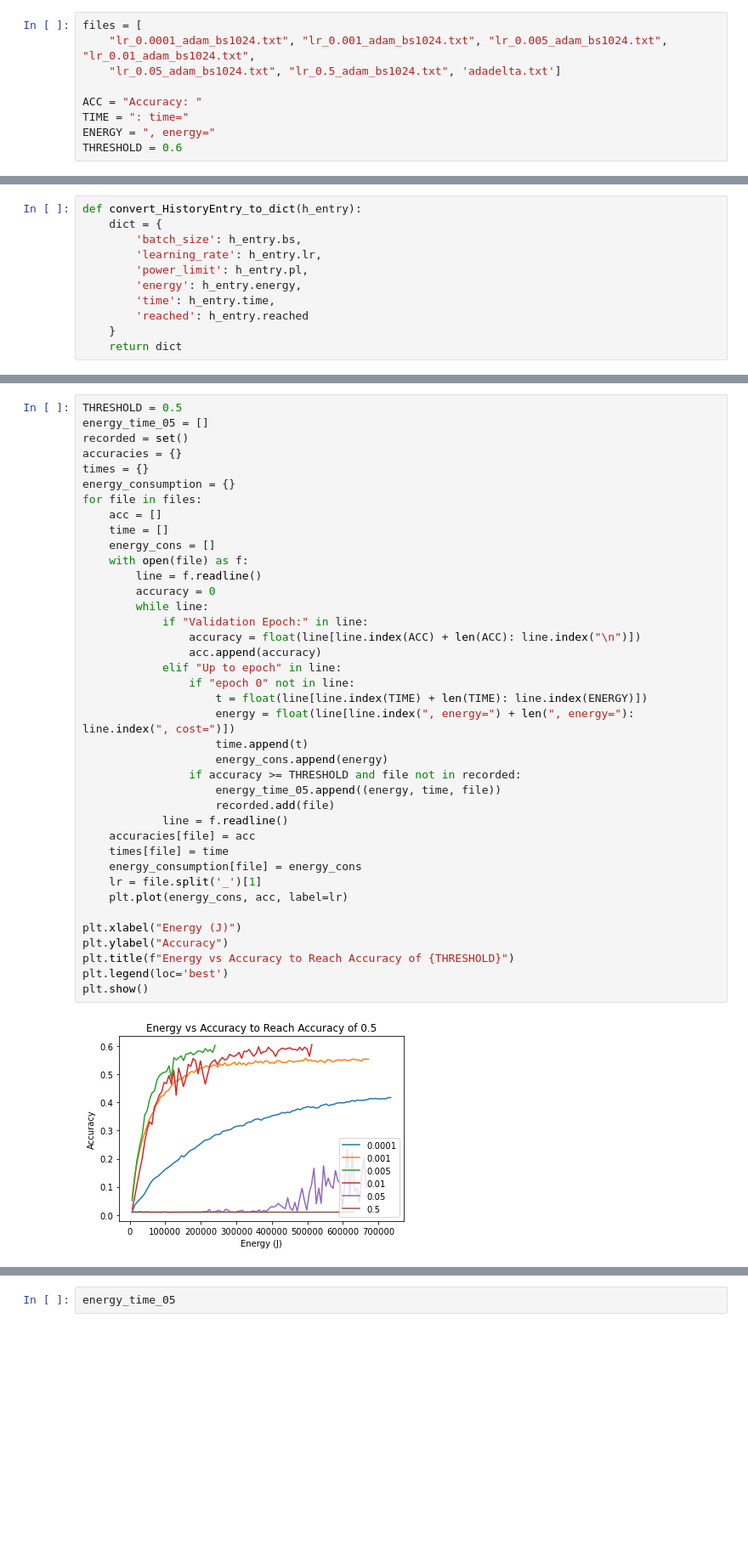
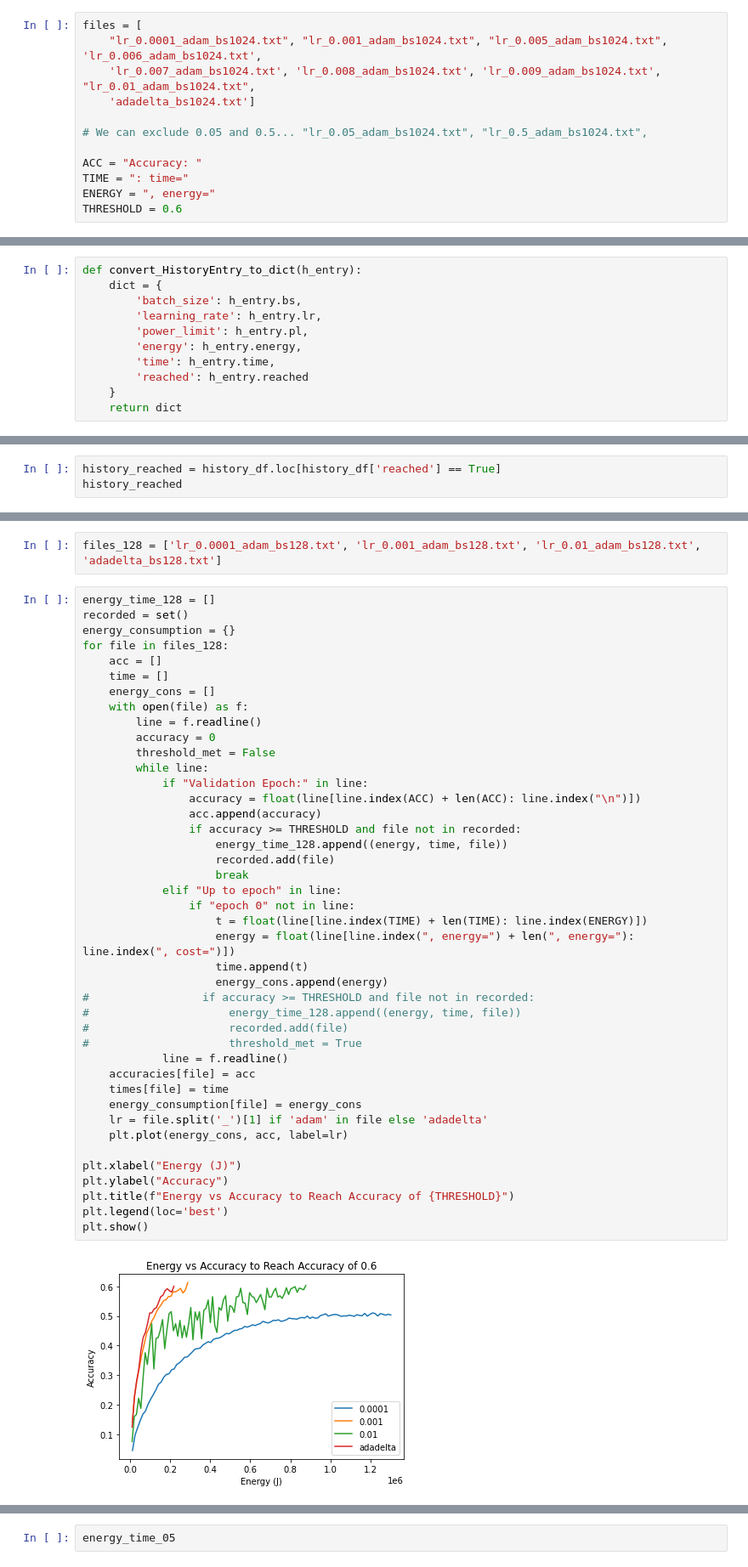
Before and after one commit to matchaginseng/automatic-bassoon, a Jupyter notebook: plots/shufflenetv2_bs1024_adam_sweep/shufflenetv2_bs1024_adam_sweep.ipynb, the cells around one changed output, grey strips where cells are left out. Shown at 85% size. Drawn from its saved outputs; the diff is of its cells as text; blank space fills up the shorter version.

Commit message:
generate more plots for learning rate exp

```diff
--- a/plots/shufflenetv2_bs1024_adam_sweep/shufflenetv2_bs1024_adam_sweep.ipynb
+++ b/plots/shufflenetv2_bs1024_adam_sweep/shufflenetv2_bs1024_adam_sweep.ipynb
@@ -3,8 +4,11 @@ import matplotlib.pyplot as plt
 import pandas as pd
 # %%
 files = [
-    "lr_0.0001_adam_bs1024.txt", "lr_0.001_adam_bs1024.txt", "lr_0.005_adam_bs1024.txt", "lr_0.01_adam_bs1024.txt",
-    "lr_0.05_adam_bs1024.txt", "lr_0.5_adam_bs1024.txt", 'adadelta.txt']
+    "lr_0.0001_adam_bs1024.txt", "lr_0.001_adam_bs1024.txt", "lr_0.005_adam_bs1024.txt", 'lr_0.006_adam_bs1024.txt',
+    'lr_0.007_adam_bs1024.txt', 'lr_0.008_adam_bs1024.txt', 'lr_0.009_adam_bs1024.txt', "lr_0.01_adam_bs1024.txt",
+    'adadelta_bs1024.txt']
+
+# We can exclude 0.05 and 0.5... "lr_0.05_adam_bs1024.txt", "lr_0.5_adam_bs1024.txt",
 
 ACC = "Accuracy: "
 TIME = ": time="
@@ -159,2 +173,4 @@ plt.show()
 # %%
+history_reached = history_df.loc[history_df['reached'] == True]
+history_reached
 # %% [output]
@@ -164,41 +222,46 @@ No handles with labels found to put in legend.
+# %%
+files_128 = ['lr_0.0001_adam_bs128.txt', 'lr_0.001_adam_bs128.txt', 'lr_0.01_adam_bs128.txt', 'adadelta_bs128.txt']
 # %%
-THRESHOLD = 0.5
-energy_time_05 = []
+energy_time_128 = []
 recorded = set()
-accuracies = {}
-times = {}
 energy_consumption = {}
-for file in files:
+for file in files_128:
     acc = []
     time = []
     energy_cons = []
     with open(file) as f:
         line = f.readline()
         accuracy = 0
+        threshold_met = False
         while line:
             if "Validation Epoch:" in line:
                 accuracy = float(line[line.index(ACC) + len(ACC): line.index("\n")])
                 acc.append(accuracy)
+                if accuracy >= THRESHOLD and file not in recorded:
+                    energy_time_128.append((energy, time, file))
+                    recorded.add(file)
+                    break
             elif "Up to epoch" in line:
                 if "epoch 0" not in line:
                     t = float(line[line.index(TIME) + len(TIME): line.index(ENERGY)])
                     energy = float(line[line.index(", energy=") + len(", energy="): line.index(", cost=")])
                     time.append(t)
                     energy_cons.append(energy)
-                if accuracy >= THRESHOLD and file not in recorded:
-                    energy_time_05.append((energy, time, file))
-                    recorded.add(file)
+#                 if accuracy >= THRESHOLD and file not in recorded:
+#                     energy_time_128.append((energy, time, file))
+#                     recorded.add(file)
+#                     threshold_met = True
             line = f.readline()
     accuracies[file] = acc
     times[file] = time
     energy_consumption[file] = energy_cons
-    lr = file.split('_')[1]
+    lr = file.split('_')[1] if 'adam' in file else 'adadelta'
     plt.plot(energy_cons, acc, label=lr)
 
 plt.xlabel("Energy (J)")
 plt.ylabel("Accuracy")
 plt.title(f"Energy vs Accuracy to Reach Accuracy of {THRESHOLD}")
 plt.legend(loc='best')
 plt.show()
 # %% [output]
-[figure, old version]
+[figure, new version]
```
Also changed, not shown: parts of 24 cells of this notebook, 11 other files.
